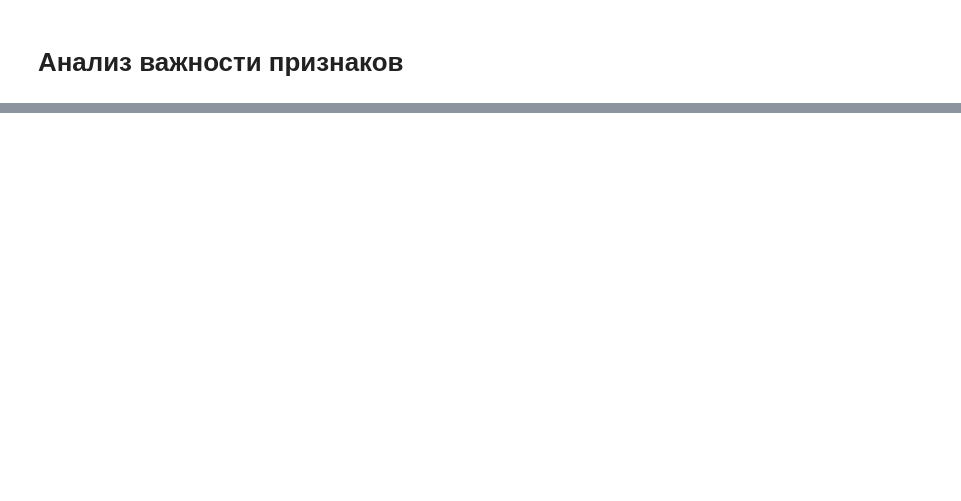
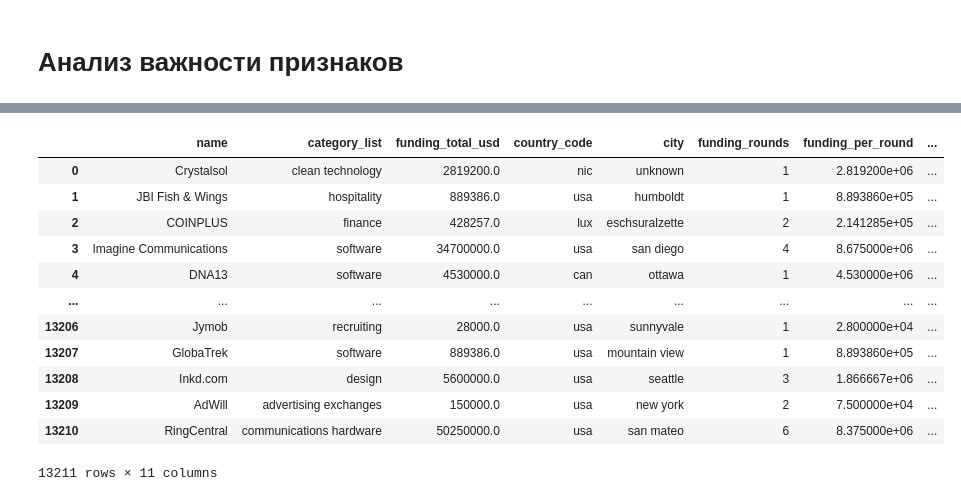
Before and after one commit to IvanovMaxim1992/Masterskay, a Jupyter notebook: Мастерская1.ipynb, the cells around one changed output, grey strips where cells are left out. Saved outputs shown, nothing was run; the diff lists cells and outputs as text; code cells hidden in the pictures; blank space fills up the shorter version.

```diff
--- a/Мастерская1.ipynb
+++ b/Мастерская1.ipynb
@@ -386,10 +386,8 @@ df[date_columns] = df[date_columns].apply(pd.to_datetime)
 df_test[date_columns] = df_test[date_columns].apply(pd.to_datetime)
 # Удаляем строки, где founded_at больше first_funding_at
 df = df[df['founded_at'] <= df['first_funding_at']]
-df_test = df_test[df_test['founded_at'] <= df_test['first_funding_at']]
 # Удаляем строки, где first_funding_at больше last_funding_at
 df = df[df['first_funding_at'] <= df['last_funding_at']]
-df_test = df_test[df_test['first_funding_at'] <= df_test['last_funding_at']]
 # Сброс индекса
 df = df.reset_index(drop=True)
 # %%
@@ -1331,3 +1324,19 @@ closed        1145
 Name: count, dtype: int64
 # %%
 df_test[['name', 'status']].to_csv('output.csv', index=False)
+# %%
+df_test
+# %% [output]
+|  | name | category_list | funding_total_usd | country_code | city | funding_rounds | funding_per_round | ... |
+| 0 | Crystalsol | clean technology | 2819200.0 | nic | unknown | 1 | 2.819200e+06 | ... |
+| 1 | JBI Fish & Wings | hospitality | 889386.0 | usa | humboldt | 1 | 8.893860e+05 | ... |
+| 2 | COINPLUS | finance | 428257.0 | lux | eschsuralzette | 2 | 2.141285e+05 | ... |
+| 3 | Imagine Communications | software | 34700000.0 | usa | san diego | 4 | 8.675000e+06 | ... |
+| 4 | DNA13 | software | 4530000.0 | can | ottawa | 1 | 4.530000e+06 | ... |
+| ... | ... | ... | ... | ... | ... | ... | ... | ... |
+| 13206 | Jymob | recruiting | 28000.0 | usa | sunnyvale | 1 | 2.800000e+04 | ... |
+| 13207 | GlobaTrek | software | 889386.0 | usa | mountain view | 1 | 8.893860e+05 | ... |
+| 13208 | Inkd.com | design | 5600000.0 | usa | seattle | 3 | 1.866667e+06 | ... |
+| 13209 | AdWill | advertising exchanges | 150000.0 | usa | new york | 2 | 7.500000e+04 | ... |
+| 13210 | RingCentral | communications hardware | 50250000.0 | usa | san mateo | 6 | 8.375000e+06 | ... |
+13211 rows × 11 columns
```
Also changed, not shown: parts of 23 cells of this notebook, 1 other file.
